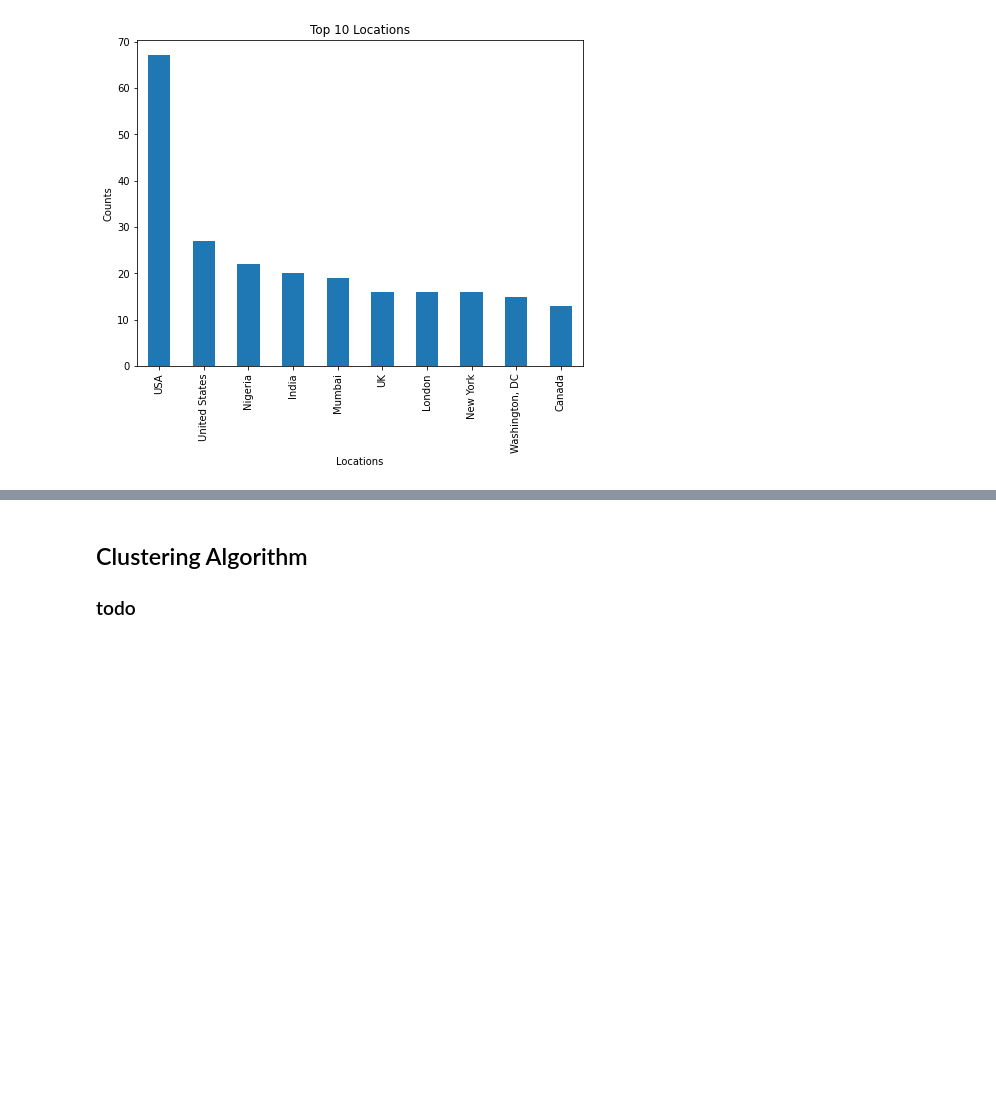
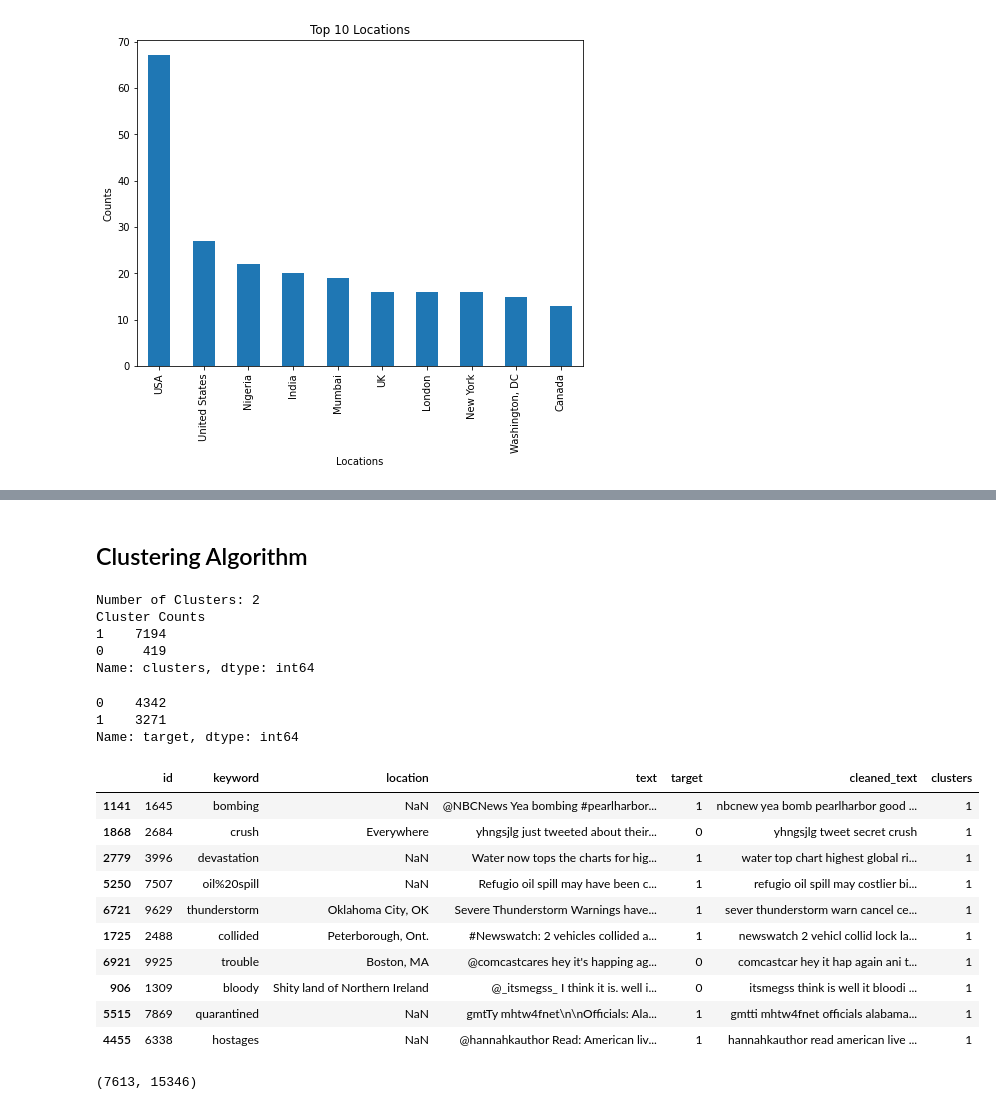
Before and after one commit to huangjunxin/DisasterTweetsAuthenticityClassification, a Jupyter notebook: kaggle_nlp.ipynb, the cells around one changed output, grey strips where cells are left out. Saved outputs shown, nothing was run; the diff lists cells and outputs as text; code cells hidden in the pictures; blank space fills up the shorter version.

```diff
--- a/kaggle_nlp.ipynb
+++ b/kaggle_nlp.ipynb
@@ -343,4 +354,59 @@ plt.axis("off");
 # training_data.to_csv('./new_tran.csv')
 # %% [markdown]
 ## Clustering Algorithm
-### todo
+# %%
+# create a count vectorizer object
+count_vector = CountVectorizer(analyzer='word', token_pattern=r'\w{1,}')
+count_vector.fit(training_data['cleaned_text'])
+# transform the training and validation data using count vectorizer object
+CV =  count_vector.transform(training_data['cleaned_text'])
+# %%
+##Dynamic retrival of number of clusters
+best_clusters = 0 # how many clusters will be better
+last_silh_avg = 0.0
+for n in range(2, 10):
+    clusters = KMeans(n, init='k-means++', random_state=1)
+    labels = clusters.fit_predict(CV)
+    silhouette_avg_score = silhouette_score(CV, labels, sample_size=3000)
+    if silhouette_avg_score > last_silh_avg:
+        last_silh_avg = silhouette_avg_score
+        best_clusters = n
+print("Number of Clusters:", best_clusters)
+##K-Means Implementation
+clusters_num = best_clusters
+km = KMeans(n_clusters=clusters_num, init='k-means++', random_state=1)
+km.fit(CV)
+clusters = km.labels_.tolist()
+training_data['clusters'] = clusters
+print("Cluster Counts")
+print(training_data['clusters'].value_counts())
+# %% [output]
+Number of Clusters: 2
+Cluster Counts
+1    7194
+0     419
+Name: clusters, dtype: int64
+# %%
+training_data['target'].value_counts()
+# %% [output]
+0    4342
+1    3271
+Name: target, dtype: int64
+# %%
+training_data.sample(10)
+# %% [output]
+|  | id | keyword | location | text | target | cleaned_text | clusters |
+| 1141 | 1645 | bombing | NaN | @NBCNews Yea bombing #pearlharbor... | 1 | nbcnew yea bomb pearlharbor good ... | 1 |
+| 1868 | 2684 | crush | Everywhere | yhngsjlg just tweeted about their... | 0 | yhngsjlg tweet secret crush | 1 |
+| 2779 | 3996 | devastation | NaN | Water now tops the charts for hig... | 1 | water top chart highest global ri... | 1 |
+| 5250 | 7507 | oil%20spill | NaN | Refugio oil spill may have been c... | 1 | refugio oil spill may costlier bi... | 1 |
+| 6721 | 9629 | thunderstorm | Oklahoma City, OK | Severe Thunderstorm Warnings have... | 1 | sever thunderstorm warn cancel ce... | 1 |
+| 1725 | 2488 | collided | Peterborough, Ont. | #Newswatch: 2 vehicles collided a... | 1 | newswatch 2 vehicl collid lock la... | 1 |
+| 6921 | 9925 | trouble | Boston, MA | @comcastcares hey it's happing ag... | 0 | comcastcar hey it hap again ani t... | 1 |
+| 906 | 1309 | bloody | Shity land of Northern Ireland | @_itsmegss_ I think it is. well i... | 0 | itsmegss think is well it bloodi ... | 1 |
+| 5515 | 7869 | quarantined | NaN | gmtTy mhtw4fnet\n\nOfficials: Ala... | 1 | gmtti mhtw4fnet officials alabama... | 1 |
+| 4455 | 6338 | hostages | NaN | @hannahkauthor Read: American liv... | 1 | hannahkauthor read american live ... | 1 |
+# %%
+CV.shape
+# %% [output]
+(7613, 15346)
```
Also changed, not shown: parts of 10 cells of this notebook.
